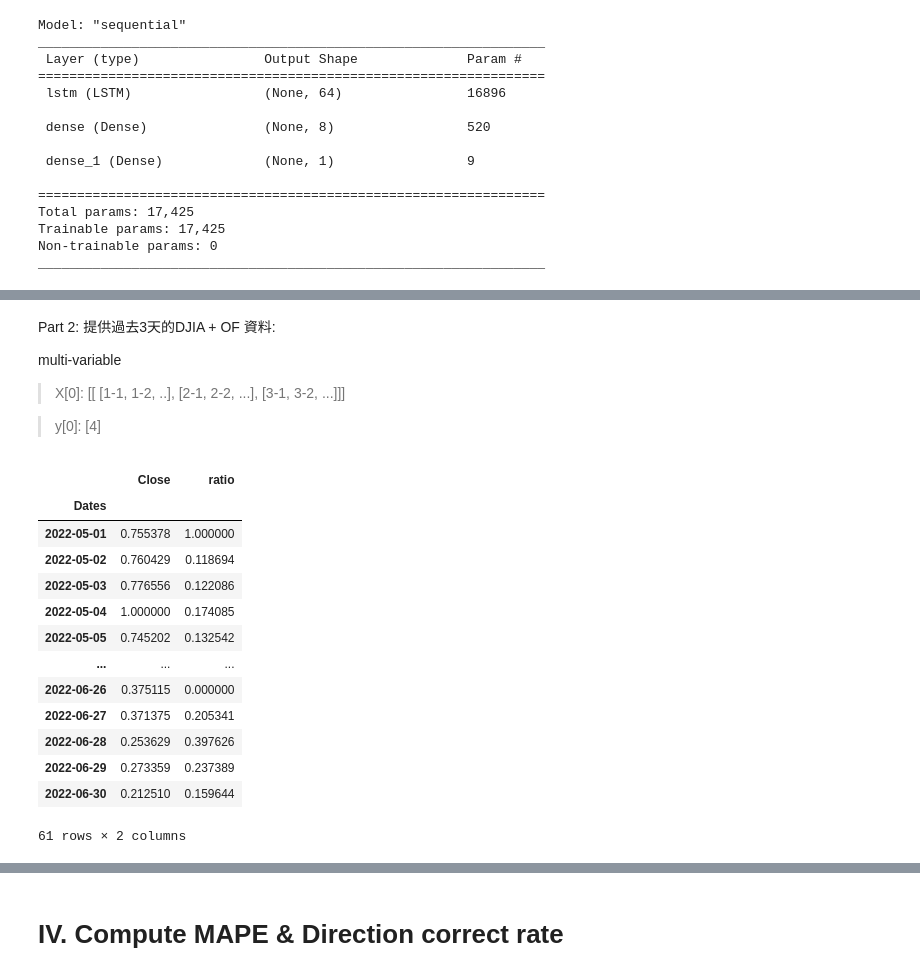
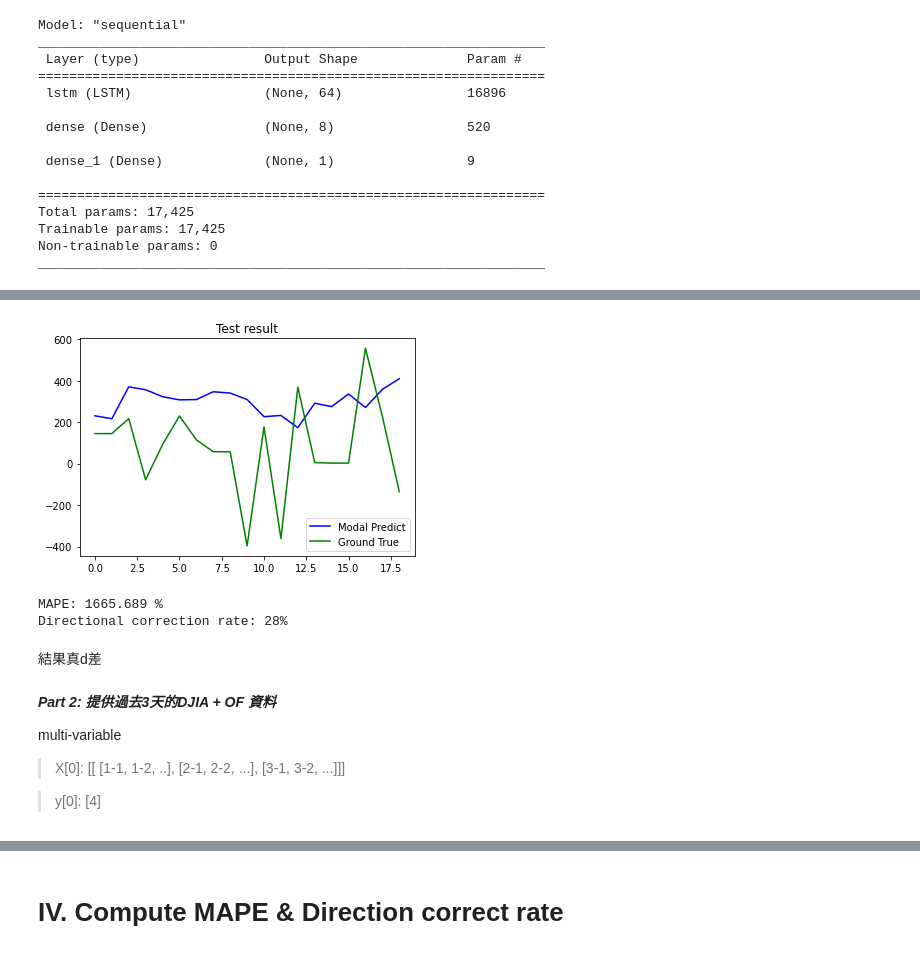
Before and after one commit to la83la/about_emotion, a Jupyter notebook: 4_OF_LSTM.ipynb, the cells around one changed output, grey strips where cells are left out. Saved outputs shown, nothing was run; the diff lists cells and outputs as text; code cells hidden in the pictures.

```diff
--- a/4_OF_LSTM.ipynb
+++ b/4_OF_LSTM.ipynb
@@ -193,0 +326,14 @@ Can't predict it precisely
+# %%
+# Test result
+test_predictions = model3.predict(X_test3).flatten()
+pred = scaler.inverse_transform(test_predictions.reshape(-1, 1))
+pred = pred.reshape(-1,)
+act = scaler.inverse_transform(y_test3)
+act = act.reshape(-1,)
+
+test_results3 = pd.DataFrame(data={
+    'Test Predictions':pred,
+    'Actuals':act})
+
+plot_modal_res(test_results3, 'Test')
+# %% [output]
@@ -194,5 +341,15 @@ Can't predict it precisely
+[figure, added]
+# %%
+# Part 1: past three days' DJIA data
+print("MAPE:", mape(test_results3['Actuals'], test_results3['Test Predictions']).round(3), "%")
+print("Directional correction rate:", "{0:.0%}".format(direction(test_results3['Actuals'], test_results3['Test Predictions'])) )
+# %% [output]
+MAPE: 1665.689 %
+Directional correction rate: 28%
+# %% [markdown]
+結果真d差
 # %% [markdown]
-Part 2: 提供過去3天的DJIA + OF 資料:
+***Part 2: 提供過去3天的DJIA + OF 資料***
 
 multi-variable
 
@@ -208,20 +365,3 @@ temp2['ratio'] = mms2.fit_transform(np.array(temp2['ratio']).reshape(-1, 1))
-# %%
-temp2
-# %% [output]
-|  | Close | ratio |
-| Dates |  |  |
-| 2022-05-01 | 0.755378 | 1.000000 |
-| 2022-05-02 | 0.760429 | 0.118694 |
-| 2022-05-03 | 0.776556 | 0.122086 |
-| 2022-05-04 | 1.000000 | 0.174085 |
-| 2022-05-05 | 0.745202 | 0.132542 |
-| ... | ... | ... |
-| 2022-06-26 | 0.375115 | 0.000000 |
-| 2022-06-27 | 0.371375 | 0.205341 |
-| 2022-06-28 | 0.253629 | 0.397626 |
-| 2022-06-29 | 0.273359 | 0.237389 |
-| 2022-06-30 | 0.212510 | 0.159644 |
-61 rows × 2 columns
 # %%
 def df_to_X_y2(df, window_size=3):
     df_as_np = df.to_numpy()
```
Also changed, not shown: parts of 44 cells of this notebook, 2 other files.
